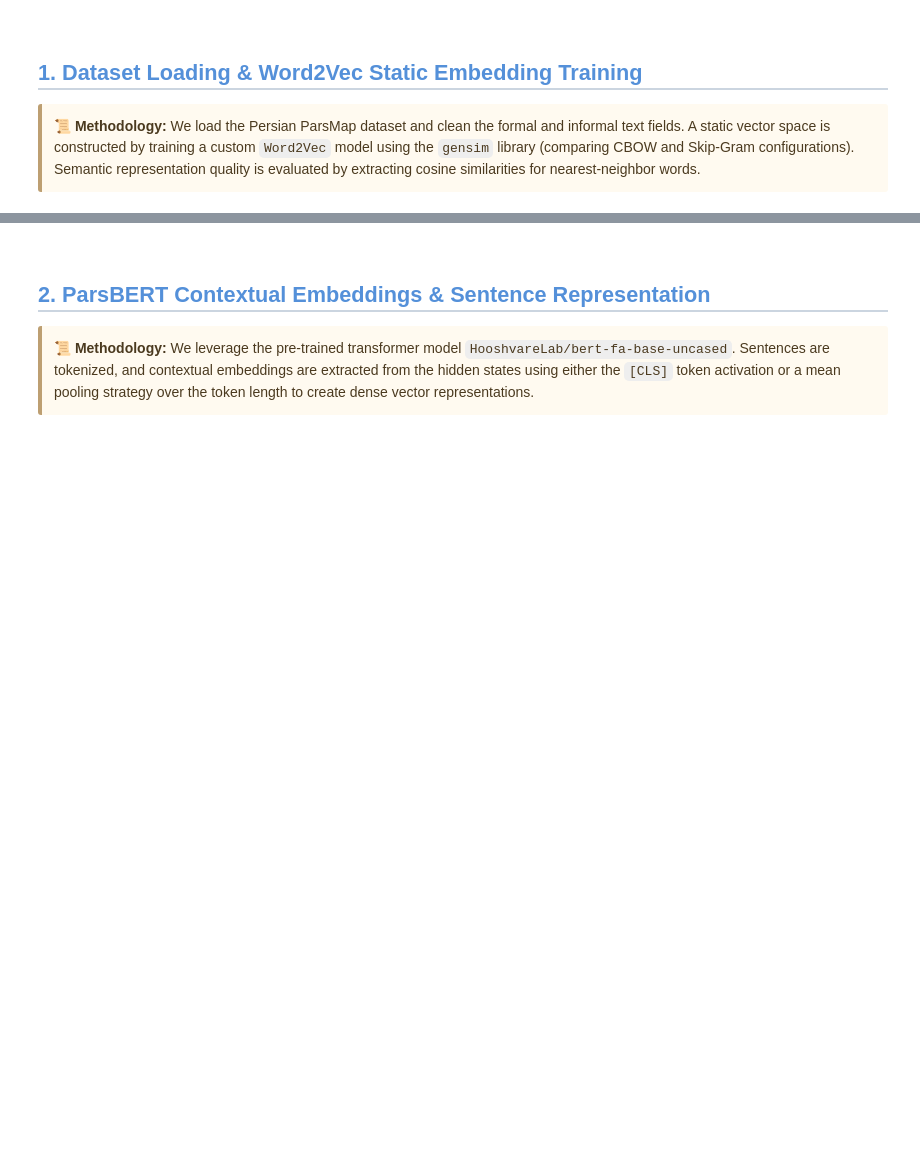
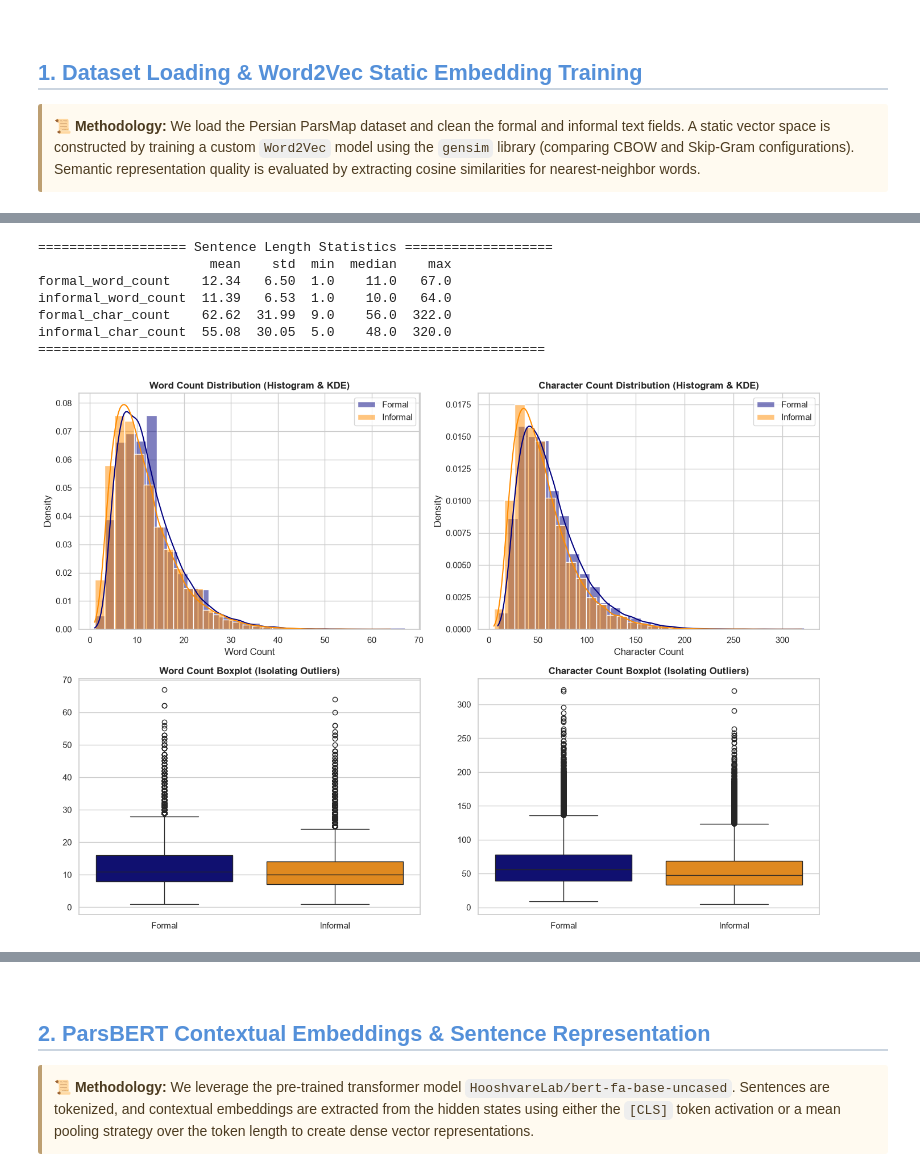
Before and after one commit to Parsa-Saeednia/UT-DataScience-Spring2026, a Jupyter notebook: Assignments/CA5/task2_Semantic_Equivalence_in_Formal_Informal_Persian.ipynb, the cells around one changed output, grey strips where cells are left out. Drawn from its saved outputs; the diff is of its cells as text; code cells hidden in the pictures; blank space fills up the shorter version.

Commit message:
Add exploratory Data Analysis

```diff
--- a/Assignments/CA5/task2_Semantic_Equivalence_in_Formal_Informal_Persian.ipynb
+++ b/Assignments/CA5/task2_Semantic_Equivalence_in_Formal_Informal_Persian.ipynb
@@ -32,0 +75,56 @@
+# %%
+import matplotlib.pyplot as plt
+import seaborn as sns
+import pandas as pd
+import numpy as np
+
+# Set aesthetic styling for data analysis plots
+sns.set_theme(style="whitegrid")
+
+def analyze_sentence_lengths(df):
+    df['formal_word_count'] = df['formalForm'].astype(str).apply(lambda x: len(x.split()))
+    df['informal_word_count'] = df['inFormalForm'].astype(str).apply(lambda x: len(x.split()))
+    df['formal_char_count'] = df['formalForm'].astype(str).apply(len)
+    df['informal_char_count'] = df['inFormalForm'].astype(str).apply(len)
+
+    cols = ['formal_word_count', 'informal_word_count', 'formal_char_count', 'informal_char_count']
+    summary_stats = df[cols].describe().T[['mean', 'std', 'min', '50%', 'max']]
+    summary_stats.rename(columns={'50%': 'median'}, inplace=True)
+
+    print("=================== Sentence Length Statistics ===================")
+    print(summary_stats.round(2))
+    print("=================================================================\n")
+
+    fig, axes = plt.subplots(2, 2, figsize=(14, 10))
+    sns.histplot(df['formal_word_count'], color='navy', label='Formal', kde=True, ax=axes[0, 0], stat='density', common_norm=False, bins=30)
+    sns.histplot(df['informal_word_count'], color='darkorange', label='Informal', kde=True, ax=axes[0, 0], stat='density', common_norm=False, bins=30)
+    axes[0, 0].set_title("Word Count Distribution (Histogram & KDE)", fontsize=12, fontweight='bold')
+    axes[0, 0].set_xlabel("Word Count")
+    axes[0, 0].legend()
+    sns.histplot(df['formal_char_count'], color='navy', label='Formal', kde=True, ax=axes[0, 1], stat='density', common_norm=False, bins=30)
+    sns.histplot(df['informal_char_count'], color='darkorange', label='Informal', kde=True, ax=axes[0, 1], stat='density', common_norm=False, bins=30)
+    axes[0, 1].set_title("Character Count Distribution (Histogram & KDE)", fontsize=12, fontweight='bold')
+    axes[0, 1].set_xlabel("Character Count")
+    axes[0, 1].legend()
+    sns.boxplot(data=df[['formal_word_count', 'informal_word_count']], palette=['navy', 'darkorange'], ax=axes[1, 0])
+    axes[1, 0].set_title("Word Count Boxplot (Isolating Outliers)", fontsize=12, fontweight='bold')
+    axes[1, 0].set_xticklabels(['Formal', 'Informal'])
+    sns.boxplot(data=df[['formal_char_count', 'informal_char_count']], palette=['navy', 'darkorange'], ax=axes[1, 1])
+    axes[1, 1].set_title("Character Count Boxplot (Isolating Outliers)", fontsize=12, fontweight='bold')
+    axes[1, 1].set_xticklabels(['Formal', 'Informal'])
+
+    plt.tight_layout()
+    plt.show()
+
+    return df
+
+df = analyze_sentence_lengths(df)
+# %% [output]
+=================== Sentence Length Statistics ===================
+                      mean    std  min  median    max
+formal_word_count    12.34   6.50  1.0    11.0   67.0
+informal_word_count  11.39   6.53  1.0    10.0   64.0
+formal_char_count    62.62  31.99  9.0    56.0  322.0
+informal_char_count  55.08  30.05  5.0    48.0  320.0
+=================================================================
+[figure, added]
```
Also changed, not shown: parts of 3 cells of this notebook, 1 other file.
